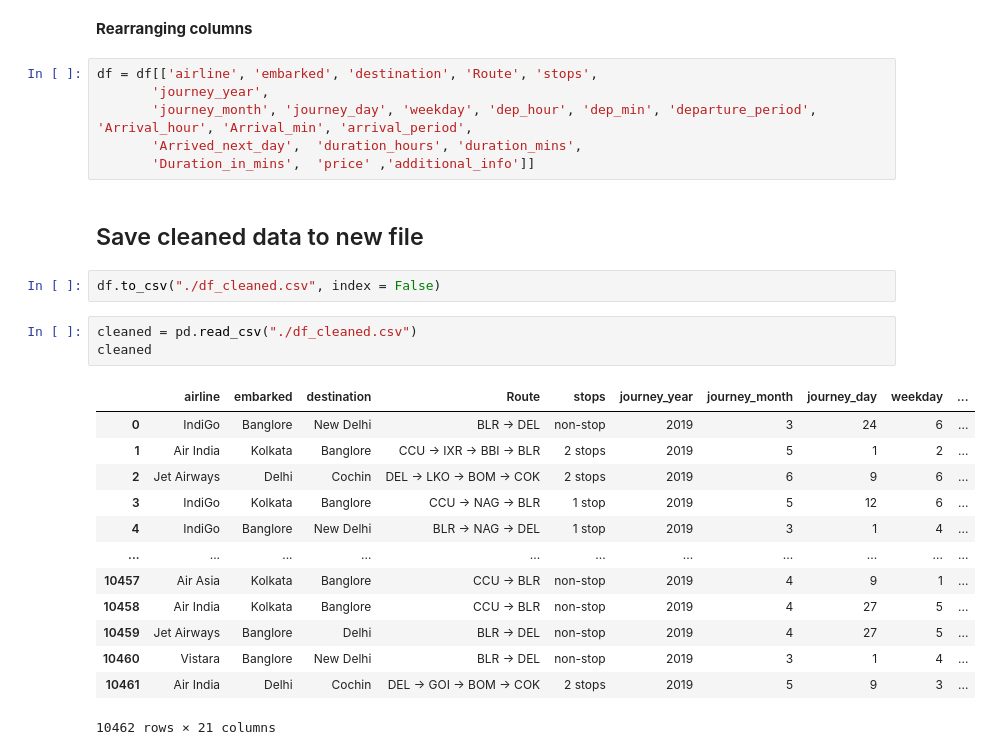
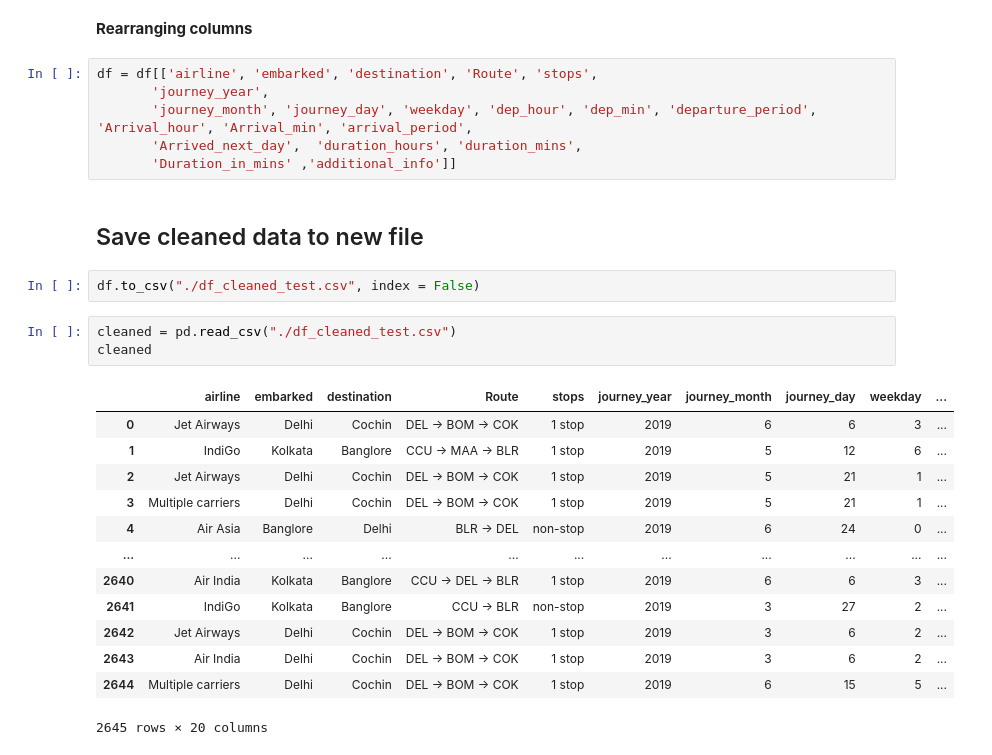
Before and after one commit to HendKordy/flights_analysis, a Jupyter notebook: data_cleaning/data_cleaning.ipynb, the cells around one changed output. Saved outputs shown, nothing was run; the diff lists cells and outputs as text.

Commit message:
clean test data

```diff
--- a/data_cleaning/data_cleaning.ipynb
+++ b/data_cleaning/data_cleaning.ipynb
@@ -253,25 +252,25 @@ df = df[['airline', 'embarked', 'destination', 'Route', 'stops',
        'journey_year',
        'journey_month', 'journey_day', 'weekday', 'dep_hour', 'dep_min', 'departure_period',  'Arrival_hour', 'Arrival_min', 'arrival_period',
        'Arrived_next_day',  'duration_hours', 'duration_mins',
-       'Duration_in_mins',  'price' ,'additional_info']]
+       'Duration_in_mins' ,'additional_info']]
 # %% [markdown]
 ## Save cleaned data to new file
 # %%
-df.to_csv("./df_cleaned.csv", index = False)
+df.to_csv("./df_cleaned_test.csv", index = False)
 # %%
-cleaned = pd.read_csv("./df_cleaned.csv")
+cleaned = pd.read_csv("./df_cleaned_test.csv")
 cleaned
 # %% [output]
 |  | airline | embarked | destination | Route | stops | journey_year | journey_month | journey_day | weekday | ... |
-| 0 | IndiGo | Banglore | New Delhi | BLR → DEL | non-stop | 2019 | 3 | 24 | 6 | ... |
-| 1 | Air India | Kolkata | Banglore | CCU → IXR → BBI → BLR | 2 stops | 2019 | 5 | 1 | 2 | ... |
-| 2 | Jet Airways | Delhi | Cochin | DEL → LKO → BOM → COK | 2 stops | 2019 | 6 | 9 | 6 | ... |
-| 3 | IndiGo | Kolkata | Banglore | CCU → NAG → BLR | 1 stop | 2019 | 5 | 12 | 6 | ... |
-| 4 | IndiGo | Banglore | New Delhi | BLR → NAG → DEL | 1 stop | 2019 | 3 | 1 | 4 | ... |
+| 0 | Jet Airways | Delhi | Cochin | DEL → BOM → COK | 1 stop | 2019 | 6 | 6 | 3 | ... |
+| 1 | IndiGo | Kolkata | Banglore | CCU → MAA → BLR | 1 stop | 2019 | 5 | 12 | 6 | ... |
+| 2 | Jet Airways | Delhi | Cochin | DEL → BOM → COK | 1 stop | 2019 | 5 | 21 | 1 | ... |
+| 3 | Multiple carriers | Delhi | Cochin | DEL → BOM → COK | 1 stop | 2019 | 5 | 21 | 1 | ... |
+| 4 | Air Asia | Banglore | Delhi | BLR → DEL | non-stop | 2019 | 6 | 24 | 0 | ... |
 | ... | ... | ... | ... | ... | ... | ... | ... | ... | ... | ... |
-| 10457 | Air Asia | Kolkata | Banglore | CCU → BLR | non-stop | 2019 | 4 | 9 | 1 | ... |
-| 10458 | Air India | Kolkata | Banglore | CCU → BLR | non-stop | 2019 | 4 | 27 | 5 | ... |
-| 10459 | Jet Airways | Banglore | Delhi | BLR → DEL | non-stop | 2019 | 4 | 27 | 5 | ... |
-| 10460 | Vistara | Banglore | New Delhi | BLR → DEL | non-stop | 2019 | 3 | 1 | 4 | ... |
-| 10461 | Air India | Delhi | Cochin | DEL → GOI → BOM → COK | 2 stops | 2019 | 5 | 9 | 3 | ... |
+| 2640 | Air India | Kolkata | Banglore | CCU → DEL → BLR | 1 stop | 2019 | 6 | 6 | 3 | ... |
+| 2641 | IndiGo | Kolkata | Banglore | CCU → BLR | non-stop | 2019 | 3 | 27 | 2 | ... |
+| 2642 | Jet Airways | Delhi | Cochin | DEL → BOM → COK | 1 stop | 2019 | 3 | 6 | 2 | ... |
+| 2643 | Air India | Delhi | Cochin | DEL → BOM → COK | 1 stop | 2019 | 3 | 6 | 2 | ... |
+| 2644 | Multiple carriers | Delhi | Cochin | DEL → BOM → COK | 1 stop | 2019 | 6 | 15 | 5 | ... |
-10462 rows × 21 columns
+2645 rows × 20 columns
```
Also changed, not shown: parts of 10 cells of this notebook, 4 other files.
